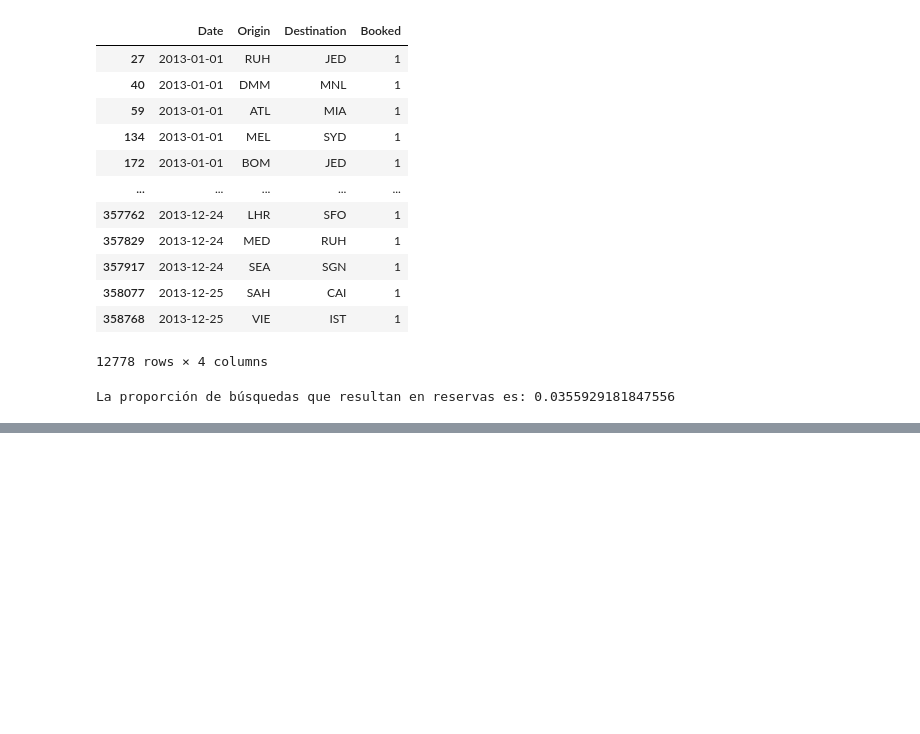
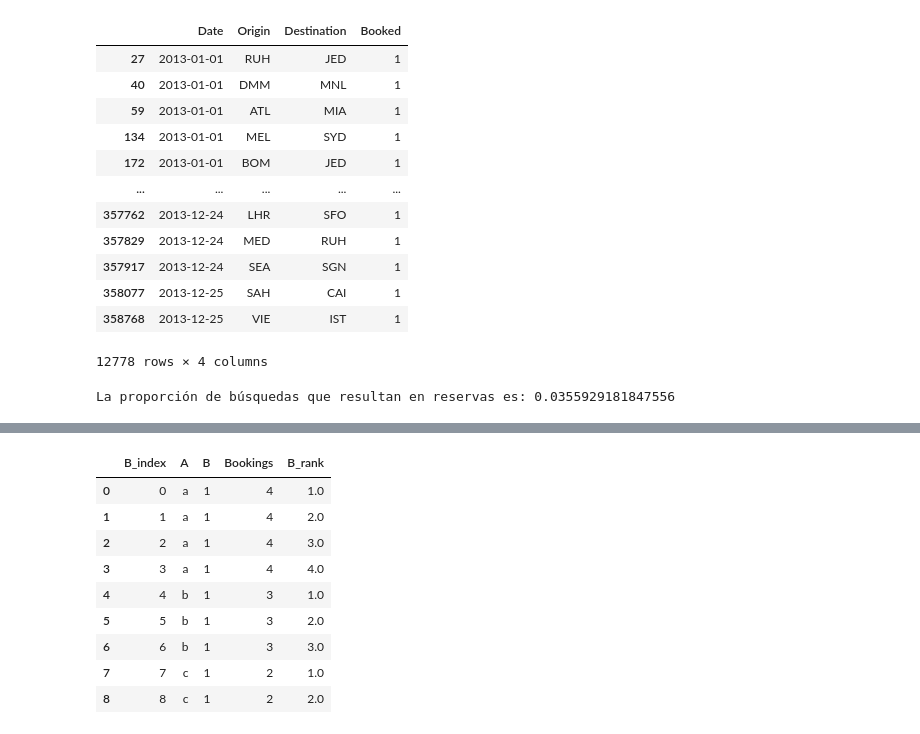
Before and after one commit to bdeotto/reto_Amadeus, a Jupyter notebook: reto_Amadeus.ipynb, the cells around one changed output, grey strips where cells are left out. Saved outputs shown, nothing was run; the diff lists cells and outputs as text; code cells hidden in the pictures; blank space fills up the shorter version.

```diff
--- a/reto_Amadeus.ipynb
+++ b/reto_Amadeus.ipynb
@@ -1400,0 +1438,8 @@ La proporción de búsquedas que resultan en reservas es: 0.0355929181847556
+# %%
+# Ilustración del procedimiento básico.
+
+# Cuenta duplicados en campos relevantes (facilita comprobaciones)
+
+df_aux=df_toybo.groupby('A',as_index=False).sum()
+df_aux.rename(columns={'B':'Bookings'},inplace=True)
+df_aux
@@ -1400,0 +1451,7 @@ La proporción de búsquedas que resultan en reservas es: 0.0355929181847556
+# %%
+# Ilustración del procedimiento básico.
+
+# Incorpora la cuenta de duplicados al df:
+
+df_toybo=df_toybo.merge(df_aux,on='A',how='left')
+df_toybo
@@ -1400,0 +1469,8 @@ La proporción de búsquedas que resultan en reservas es: 0.0355929181847556
+# %%
+# Ilustración del procedimiento básico.
+
+# Crea 'B_index': antiguo índice (ordenada), servirá para evitar empates al numerar ocurrencias (reservas) para cada valor de 'A'
+
+df_toybo.reset_index(inplace=True)
+df_toybo.rename(columns={'index':'B_index'},inplace=True)
+df_toybo
@@ -1400,0 +1488,8 @@ La proporción de búsquedas que resultan en reservas es: 0.0355929181847556
+# %%
+# Ilustración del procedimiento básico.
+
+# El groupby transforma 'B_index' en un ranking de ocurrencias (reservas) para cada valor de 'A' (columnas relevantes para merge)
+
+df_aux=df_toybo[['A','B_index']].groupby(['A']).rank()
+df_aux.rename (columns={'B_index':'B_rank'},inplace=True)
+df_aux
@@ -1400,0 +1507,18 @@ La proporción de búsquedas que resultan en reservas es: 0.0355929181847556
+# %%
+# Ilustración del procedimiento básico.
+
+# Incorpora ranking de bookings al df.
+
+df_toybo=pd.concat([df_toybo,df_aux],axis=1)
+df_toybo
+# %% [output]
+|  | B_index | A | B | Bookings | B_rank |
+| 0 | 0 | a | 1 | 4 | 1.0 |
+| 1 | 1 | a | 1 | 4 | 2.0 |
+| 2 | 2 | a | 1 | 4 | 3.0 |
+| 3 | 3 | a | 1 | 4 | 4.0 |
+| 4 | 4 | b | 1 | 3 | 1.0 |
+| 5 | 5 | b | 1 | 3 | 2.0 |
+| 6 | 6 | b | 1 | 3 | 3.0 |
+| 7 | 7 | c | 1 | 2 | 1.0 |
+| 8 | 8 | c | 1 | 2 | 2.0 |
```
Also changed, not shown: parts of 18 cells of this notebook.
